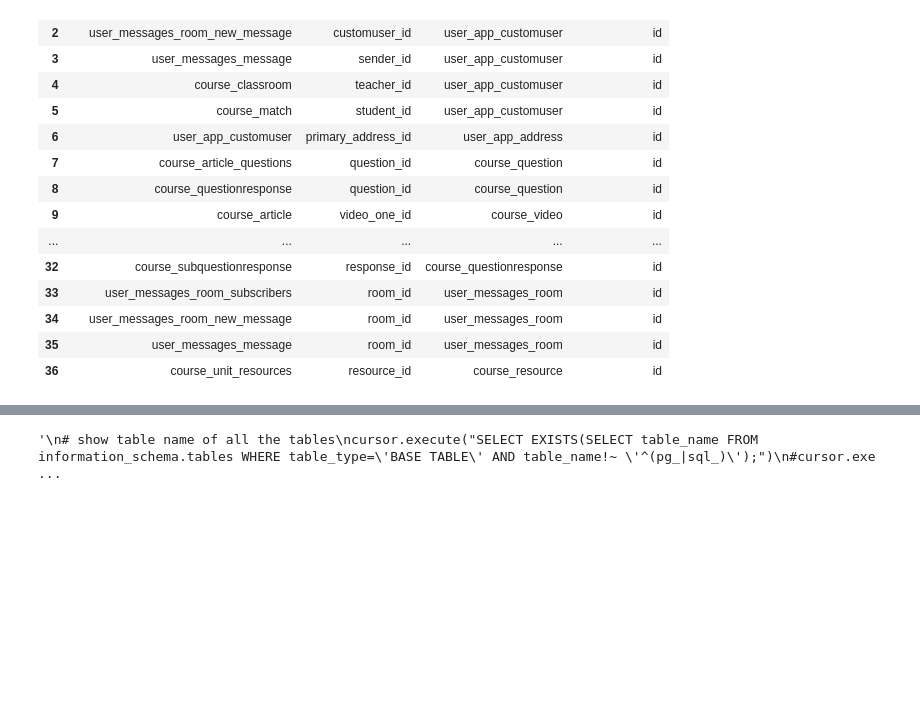
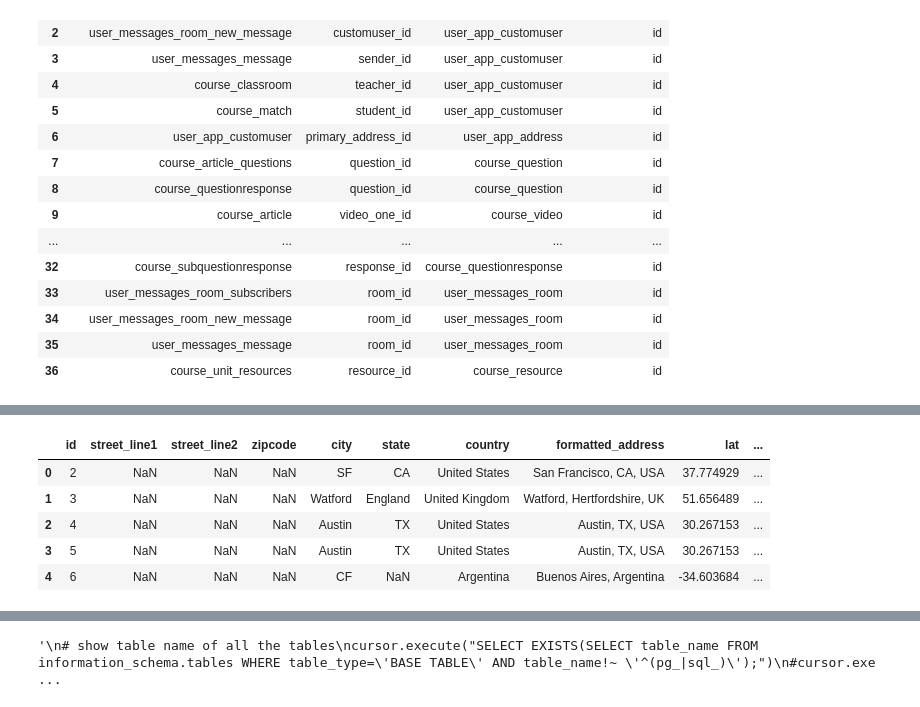
Before and after one commit to adv34715/capstone, a Jupyter notebook: extractData.ipynb, the cells around one changed output, grey strips where cells are left out. Saved outputs shown, nothing was run; the diff lists cells and outputs as text; code cells hidden in the pictures; blank space fills up the shorter version.

```diff
--- a/extractData.ipynb
+++ b/extractData.ipynb
@@ -147,0 +217,10 @@ dfCU.head(37)
+# %%
+userAdd = pd.read_csv("data/user_app_address.csv")
+userAdd.head()
+# %% [output]
+|  | id | street_line1 | street_line2 | zipcode | city | state | country | formatted_address | lat | ... |
+| 0 | 2 | NaN | NaN | NaN | SF | CA | United States | San Francisco, CA, USA | 37.774929 | ... |
+| 1 | 3 | NaN | NaN | NaN | Watford | England | United Kingdom | Watford, Hertfordshire, UK | 51.656489 | ... |
+| 2 | 4 | NaN | NaN | NaN | Austin | TX | United States | Austin, TX, USA | 30.267153 | ... |
+| 3 | 5 | NaN | NaN | NaN | Austin | TX | United States | Austin, TX, USA | 30.267153 | ... |
+| 4 | 6 | NaN | NaN | NaN | CF | NaN | Argentina | Buenos Aires, Argentina | -34.603684 | ... |
```
Also changed, not shown: parts of 10 cells of this notebook, 29 other files.
